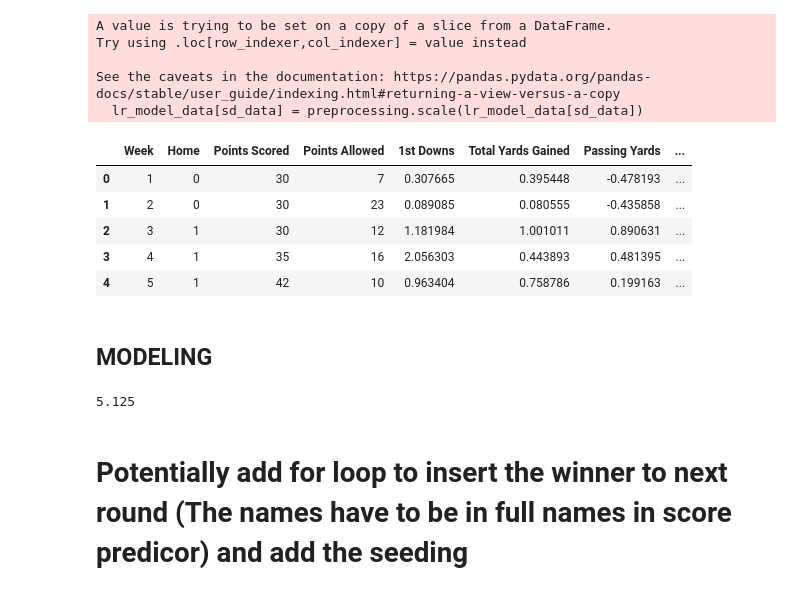
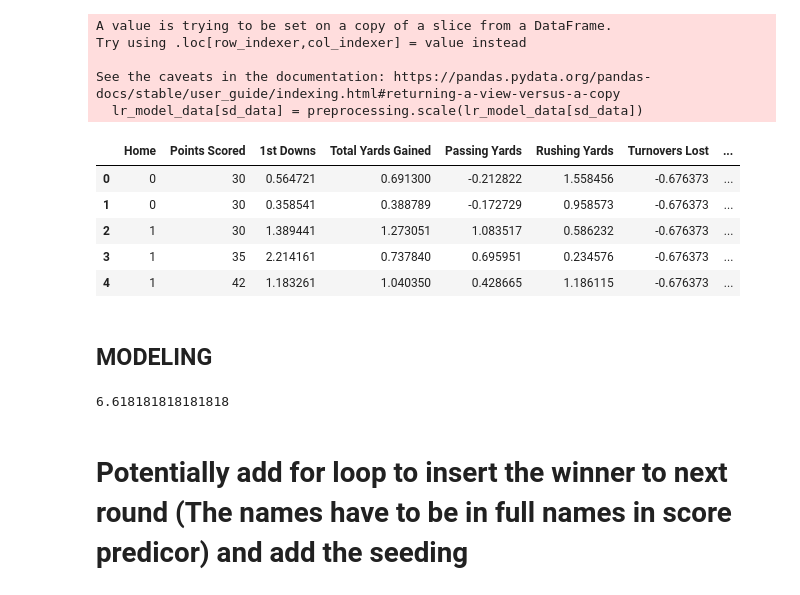
Before and after one commit to dahmadi/TouchdownProphet, a Jupyter notebook: LRmodel.ipynb, the cells around one changed output. Drawn from its saved outputs; the diff is of its cells as text; code cells hidden in the pictures.

```diff
--- a/LRmodel.ipynb
+++ b/LRmodel.ipynb
@@ -21,40 +21,40 @@ com_data.head()
 # %%
 # get index of every team's data
 team_index = com_data['Team']
 
 # Remove Opponent, Score, Result
-lr_model_data = com_data[['Team','Week','Record','Home','Points Scored','Points Allowed','1st Downs','Total Yards Gained',
+lr_model_data = com_data[['Team','Home','Points Scored', '1st Downs', 'Total Yards Gained',
                           ' Passing Yards',' Rushing Yards','Turnovers Lost','1st Downs Allowed','Total Yards Allowed',
-                          'Passing Yards Allowed','Rushing Yards Allowed','Turnovers Gained','Offense Expected Points',
-                          'Defense  Expected Points','Special Teams  Expected Points','Prediction_LR','Prediction_ADA']]
+                          'Passing Yards Allowed','Rushing Yards Allowed','Turnovers Gained',
+                          'Prediction_LR','Prediction_ADA']]
 
 # standardise the data
 from sklearn import preprocessing
 
 sd_data = ['1st Downs', 'Total Yards Gained', ' Passing Yards', ' Rushing Yards', 'Turnovers Lost',
                          '1st Downs Allowed', 'Total Yards Allowed', 'Passing Yards Allowed', 'Rushing Yards Allowed',
-                         'Turnovers Gained']
+                         'Turnovers Gained', 'Prediction_LR', 'Prediction_ADA']
 
 
 lr_model_data[sd_data] = preprocessing.scale(lr_model_data[sd_data])
 
 #get indexs of every teams
 team_index = com_data['Team']
 
 lr_model_data = pd.get_dummies(lr_model_data)
 lr_model_data.head()
 # %% [output]
 A value is trying to be set on a copy of a slice from a DataFrame.
 Try using .loc[row_indexer,col_indexer] = value instead
 
 See the caveats in the documentation: https://pandas.pydata.org/pandas-docs/stable/user_guide/indexing.html#returning-a-view-versus-a-copy
   lr_model_data[sd_data] = preprocessing.scale(lr_model_data[sd_data])
-|  | Week | Home | Points Scored | Points Allowed | 1st Downs | Total Yards Gained | Passing Yards | ... |
-| 0 | 1 | 0 | 30 | 7 | 0.307665 | 0.395448 | -0.478193 | ... |
-| 1 | 2 | 0 | 30 | 23 | 0.089085 | 0.080555 | -0.435858 | ... |
-| 2 | 3 | 1 | 30 | 12 | 1.181984 | 1.001011 | 0.890631 | ... |
-| 3 | 4 | 1 | 35 | 16 | 2.056303 | 0.443893 | 0.481395 | ... |
-| 4 | 5 | 1 | 42 | 10 | 0.963404 | 0.758786 | 0.199163 | ... |
+|  | Home | Points Scored | 1st Downs | Total Yards Gained | Passing Yards | Rushing Yards | Turnovers Lost | ... |
+| 0 | 0 | 30 | 0.564721 | 0.691300 | -0.212822 | 1.558456 | -0.676373 | ... |
+| 1 | 0 | 30 | 0.358541 | 0.388789 | -0.172729 | 0.958573 | -0.676373 | ... |
+| 2 | 1 | 30 | 1.389441 | 1.273051 | 1.083517 | 0.586232 | -0.676373 | ... |
+| 3 | 1 | 35 | 2.214161 | 0.737840 | 0.695951 | 0.234576 | -0.676373 | ... |
+| 4 | 1 | 42 | 1.183261 | 1.040350 | 0.428665 | 1.186115 | -0.676373 | ... |
 # %% [markdown]
 ## MODELING
 # %%
@@ -76,7 +76,7 @@ y_pred = LR_model.predict(X_test)
 
 print(mean_absolute_error(y_test, y_pred))
 # %% [output]
-5.125
+6.618181818181818
 # %%
 # Fit the model on training set
 #     model = LogisticRegression()
```
Also changed, not shown: parts of 9 cells of this notebook, 4 other files.
